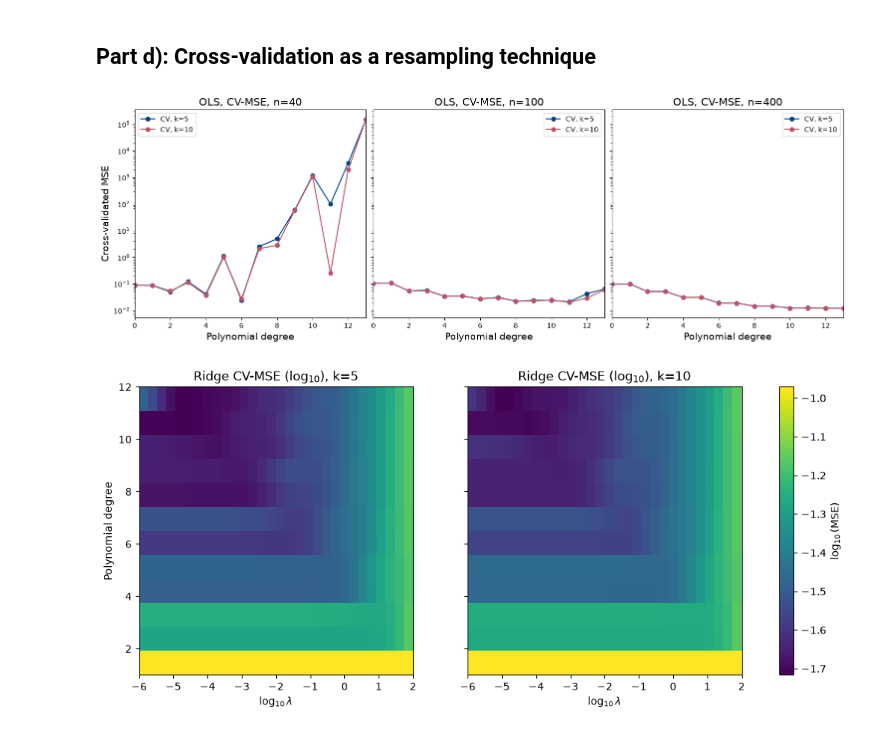
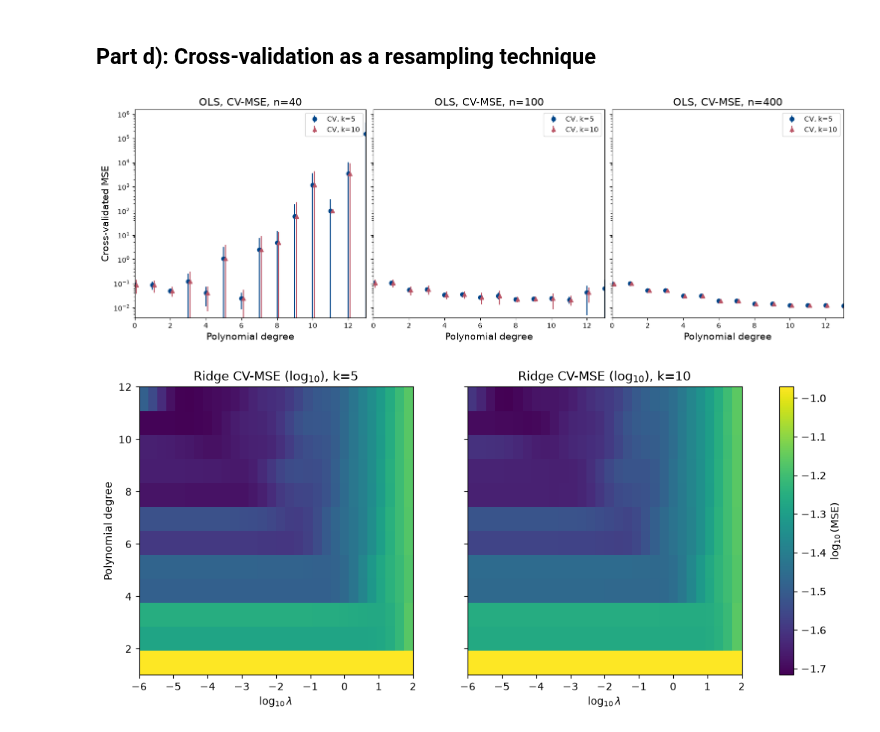
Before and after one commit to lukasMK01/FYS-STK4155, a Jupyter notebook: project_1/wip_project1.ipynb, the cells around one changed output. Cells and saved outputs as stored; diff of their text form; code cells hidden in the pictures.

```diff
--- a/project_1/wip_project1.ipynb
+++ b/project_1/wip_project1.ipynb
@@ -131,7 +131,8 @@ for d in range(1,15):
     X_train, X_test, y_train, y_test = prepare_design_matrix(x_train, x_test, y_train, y_test, degree=d, intercept=False)
 
     #calculate OLS theta
-    theta = ols(X_train,y_train)
+    # theta = ols(X_train,y_train)
+    theta = closed_form(X_train,y_train)
     save_theta.append(theta)
 
     #Calculate the MSE:
@@ -156,16 +157,19 @@ for a in ax:
 
 ax[0].plot(xx,mse_train,"b*-",label="Training", color=train_color)
 ax[0].plot(xx,mse_test,"r*-",label="Test", color=test_color)
-ax[0].set_ylabel("MSE")
-ax[0].set_xlabel("Polynomial degree")
+ax[0].set_ylabel("MSE", fontsize=14)
+ax[0].set_xlabel("Polynomial degree", fontsize=14)
 ax[0].scatter(xx[np.argmin(mse_test)], np.min(mse_test), color='gold', marker='o', s=30, zorder=5, label='minimal test MSE')
 ax[0].legend()
+ax[0].text(0.02, 0.9, 'a)', transform=ax[0].transAxes, fontsize=14, fontweight="bold", va="top", ha="left")
 
-ax[1].plot(xx,r2_train,"b*-",label="Training", color=train_color)
+ax[1].plot(xx,r2_train,"b*-",label="Train", color=train_color)
 ax[1].plot(xx,r2_test,"r*-",label="Test", color=test_color)
 ax[1].set_ylabel("R$^2$")
 ax[1].set_xlabel("Polynomial degree")
 ax[1].legend()
+ax[1].text(0.02, 0.9, 'b)', transform=ax[1].transAxes, fontsize=14, fontweight="bold", va="top", ha="left")
+
 # ax[1].set_ylim([1e-9, 1e0])
 
 for i in range(len(save_theta)):
@@ -173,6 +177,8 @@ for i in range(len(save_theta)):
 # ax[2].plot(xx,save_theta,"r*-",label="Test")
 ax[2].set_ylabel(r"$\theta$")
 ax[2].set_xlabel("Polynomial degree")
+ax[2].text(0.02, 0.9, 'c)', transform=ax[2].transAxes, fontsize=14, fontweight="bold", va="top", ha="left")
+
 
 
 plt.show()
@@ -284,7 +290,7 @@ for d in [2,5,6,15]:
     ax.vlines(lambdas[np.argmin(mse_train)],ymin=0,ymax=np.max(mse_train),linestyle="--", label=r'$\lambda_{min}$', color=train_color)
     ax.legend()
     ax.label_outer()
-    ax.text(0.05, 0.95, f"degree = {d}", transform=ax.transAxes, ha="left", va="top", fontsize=12)
+    ax.text(0.02, 0.95, f"degree = {d}", transform=ax.transAxes, ha="left", va="top", fontsize=12)
 
     #Finding the minimum MSE and at what lambda
     print(f"Polynomial degree: {d}")
@@ -515,41 +525,45 @@ degree 12, n = 40, 100 bootstraps
 # OLS analysis of parts a) and c) as a function of the polynomial degree,
 
 from sklearn.model_selection import KFold, cross_val_score
 
 def cv_mse_ols(x, y, degree_max, k, seed=2026):
     """k-fold CV MSE for OLS, as a function of polynomial degree."""
     kf = KFold(n_splits=k, shuffle=True, random_state=seed)
-    mse = np.zeros(degree_max)
+    mse_mean = np.zeros(degree_max)
+    mse_std = np.zeros(degree_max)
     for degree in range(degree_max):
         pipe = make_pipeline(PolynomialFeatures(degree=degree),
                               LinearRegression(fit_intercept=False))
         scores = -cross_val_score(pipe, x, y, cv=kf,
                                    scoring="neg_mean_squared_error")
-        mse[degree] = scores.mean()
-    return mse
+        mse_mean[degree] = scores.mean()
+        mse_std[degree] = scores.std()
+    return mse_mean, mse_std
 
 # Same n-values as the bootstrap sweep in part c)
 fig, ax = plt.subplots(1, 3, figsize=(15, 5), sharey=True, constrained_layout=True)
 
 for i, n in enumerate((40, 100, 400)):
     x_cv, y_cv, _, _ = generate_data(n=n, sigma=0.1, seed=2026)
     x_cv = x_cv.reshape(-1, 1)
 
-    mse_k5  = cv_mse_ols(x_cv, y_cv, degree_max, k=5)
-    mse_k10 = cv_mse_ols(x_cv, y_cv, degree_max, k=10)
+    mse_k5, mse_k5_std  = cv_mse_ols(x_cv, y_cv, degree_max, k=5)
+    mse_k10, mse_k10_std = cv_mse_ols(x_cv, y_cv, degree_max, k=10)
 
-    ax[i].plot(range(degree_max), mse_k5,  "o-", color="#004488", label="CV, k=5")
-    ax[i].plot(range(degree_max), mse_k10, "o-", color="#BB5566", label="CV, k=10")
+    # ax[i].plot(range(degree_max), mse_k5,  "o-", color="#004488", label="CV, k=5")
+    # ax[i].plot(range(degree_max), mse_k10, "o-", color="#BB5566", label="CV, k=10")
+    ax[i].errorbar(np.arange(degree_max)-0.05, mse_k5, yerr = mse_k5_std, fmt='o', color="#004488", label="CV, k=5")
+    ax[i].errorbar(np.arange(degree_max)+0.05, mse_k5, yerr = mse_k10_std, fmt='^', color="#BB5566", label="CV, k=10")
     ax[i].set_yscale("log")
     ax[i].set_xlabel("Polynomial degree", fontsize=14)
     ax[i].set_title(f"OLS, CV-MSE, n={n}", fontsize=15)
     ax[i].legend()
     ax[i].set_xlim(0,13)
 
 ax[0].set_ylabel("Cross-validated MSE", fontsize=14)
 plt.show()
 # %% [output]
-[figure, old version]
+[figure, new version]
 # %%
 # and for Ridge regression
 # as a function of both the polynomial degree and λ.
```
Also changed, not shown: parts of 10 cells of this notebook.
